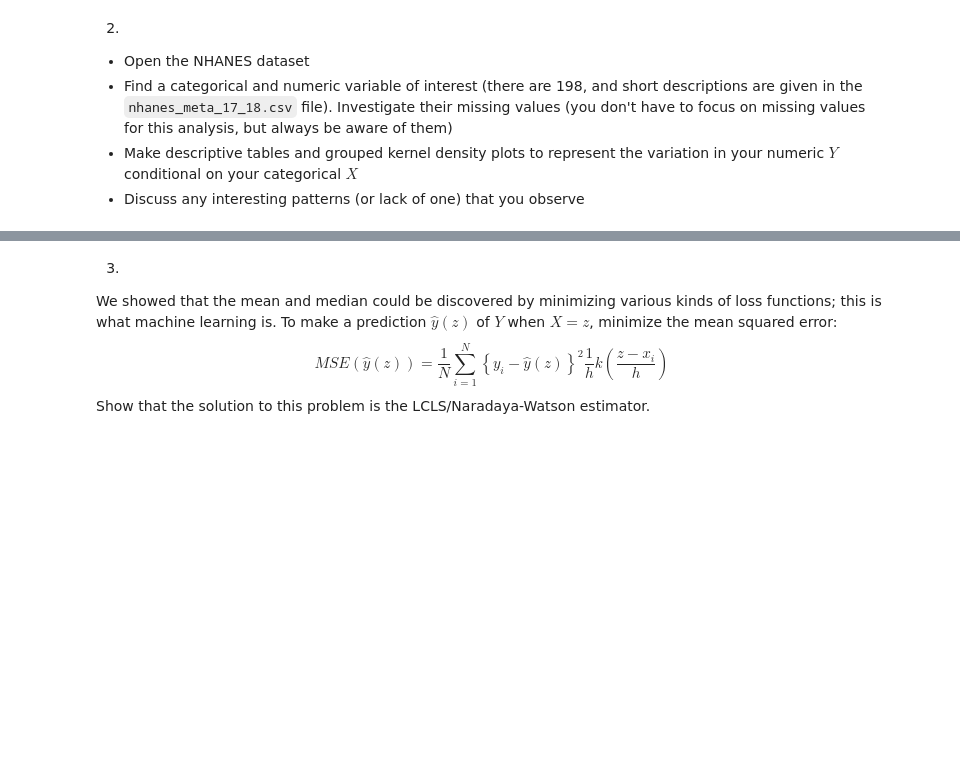
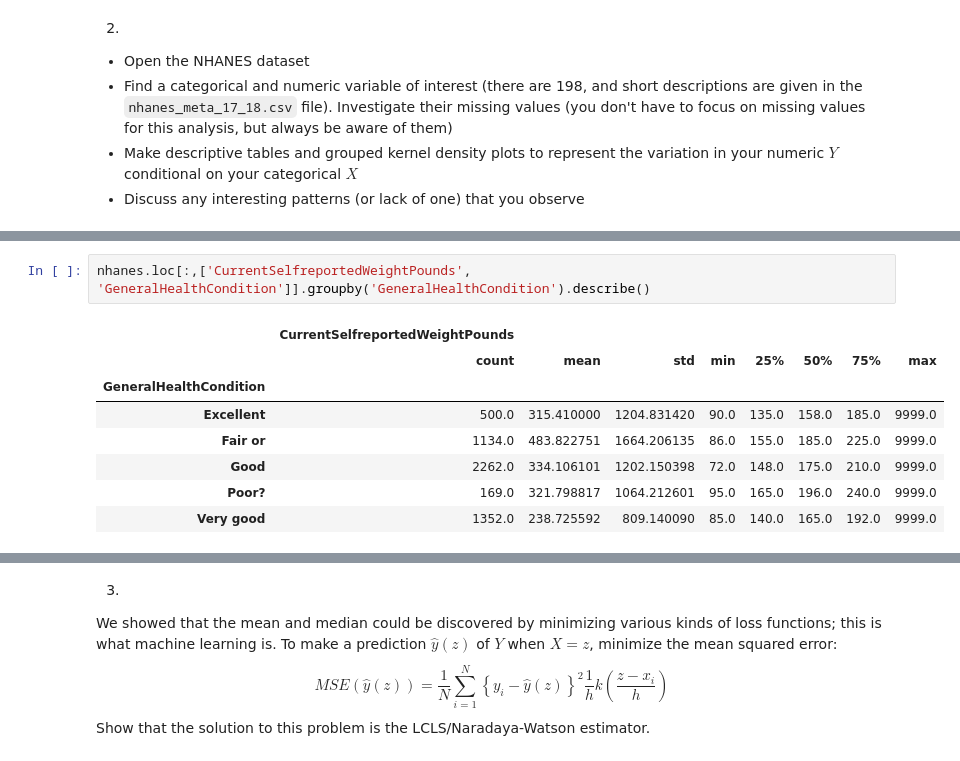
Before and after one commit to rde6mn/understanding_uncertainty_assignments, a Jupyter notebook: assignment_3.ipynb, the cells around one changed output, grey strips where cells are left out. Saved outputs shown, nothing was run; the diff lists cells and outputs as text; blank space fills up the shorter version.

```diff
--- a/assignment_3.ipynb
+++ b/assignment_3.ipynb
@@ -15,0 +109,11 @@
+# %%
+nhanes.loc[:,['CurrentSelfreportedWeightPounds', 'GeneralHealthCondition']].groupby('GeneralHealthCondition').describe()
+# %% [output]
+|  | CurrentSelfreportedWeightPounds |  |  |  |  |  |  |  |
+|  | count | mean | std | min | 25% | 50% | 75% | max |
+| GeneralHealthCondition |  |  |  |  |  |  |  |  |
+| Excellent | 500.0 | 315.410000 | 1204.831420 | 90.0 | 135.0 | 158.0 | 185.0 | 9999.0 |
+| Fair or | 1134.0 | 483.822751 | 1664.206135 | 86.0 | 155.0 | 185.0 | 225.0 | 9999.0 |
+| Good | 2262.0 | 334.106101 | 1202.150398 | 72.0 | 148.0 | 175.0 | 210.0 | 9999.0 |
+| Poor? | 169.0 | 321.798817 | 1064.212601 | 95.0 | 165.0 | 196.0 | 240.0 | 9999.0 |
+| Very good | 1352.0 | 238.725592 | 809.140090 | 85.0 | 140.0 | 165.0 | 192.0 | 9999.0 |
```
Also changed, not shown: parts of 21 cells of this notebook.
